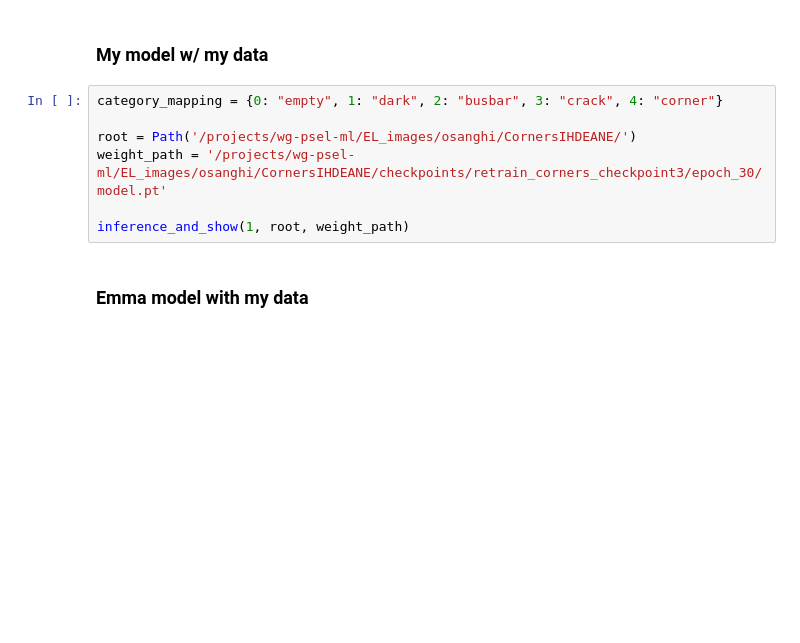
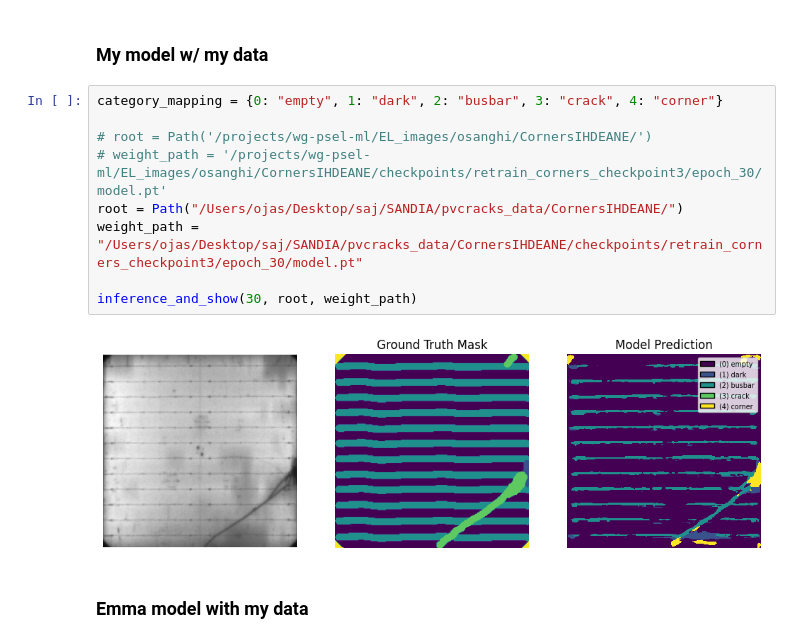
Before and after one commit to sandialabs/pvcracks, a Jupyter notebook: retrain/testing/ojas_test_visualize_results.ipynb, the cells around one changed output. Drawn from its saved outputs; the diff is of its cells as text; blank space fills up the shorter version.

```diff
--- a/retrain/testing/ojas_test_visualize_results.ipynb
+++ b/retrain/testing/ojas_test_visualize_results.ipynb
@@ -96,10 +96,14 @@ def inference_and_show(idx, root, weight_path, batch_size=1, retrained=False, la
 # %%
 category_mapping = {0: "empty", 1: "dark", 2: "busbar", 3: "crack", 4: "corner"}
 
-root = Path('/projects/wg-psel-ml/EL_images/osanghi/CornersIHDEANE/')
-weight_path = '/projects/wg-psel-ml/EL_images/osanghi/CornersIHDEANE/checkpoints/retrain_corners_checkpoint3/epoch_30/model.pt'
+# root = Path('/projects/wg-psel-ml/EL_images/osanghi/CornersIHDEANE/')
+# weight_path = '/projects/wg-psel-ml/EL_images/osanghi/CornersIHDEANE/checkpoints/retrain_corners_checkpoint3/epoch_30/model.pt'
+root = Path("/Users/ojas/Desktop/saj/SANDIA/pvcracks_data/CornersIHDEANE/")
+weight_path = "/Users/ojas/Desktop/saj/SANDIA/pvcracks_data/CornersIHDEANE/checkpoints/retrain_corners_checkpoint3/epoch_30/model.pt"
 
-inference_and_show(1, root, weight_path)
+inference_and_show(30, root, weight_path)
+# %% [output]
+[figure, added]
 # %% [markdown]
 ### Emma model with my data
 # %%
```
Also changed, not shown: parts of 1 cell of this notebook, 6 other files.
